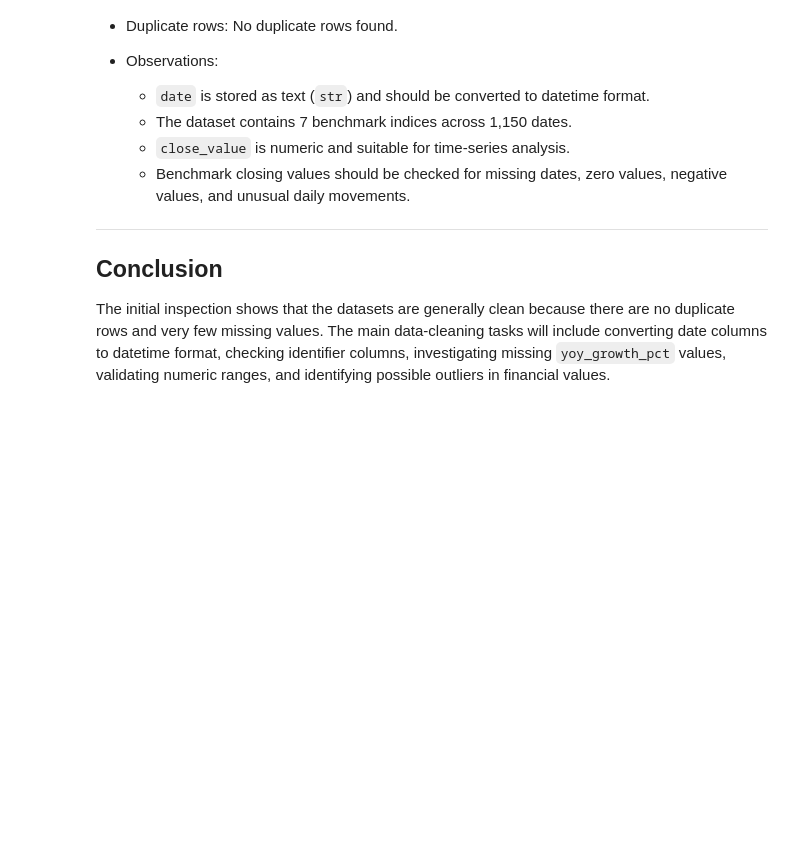
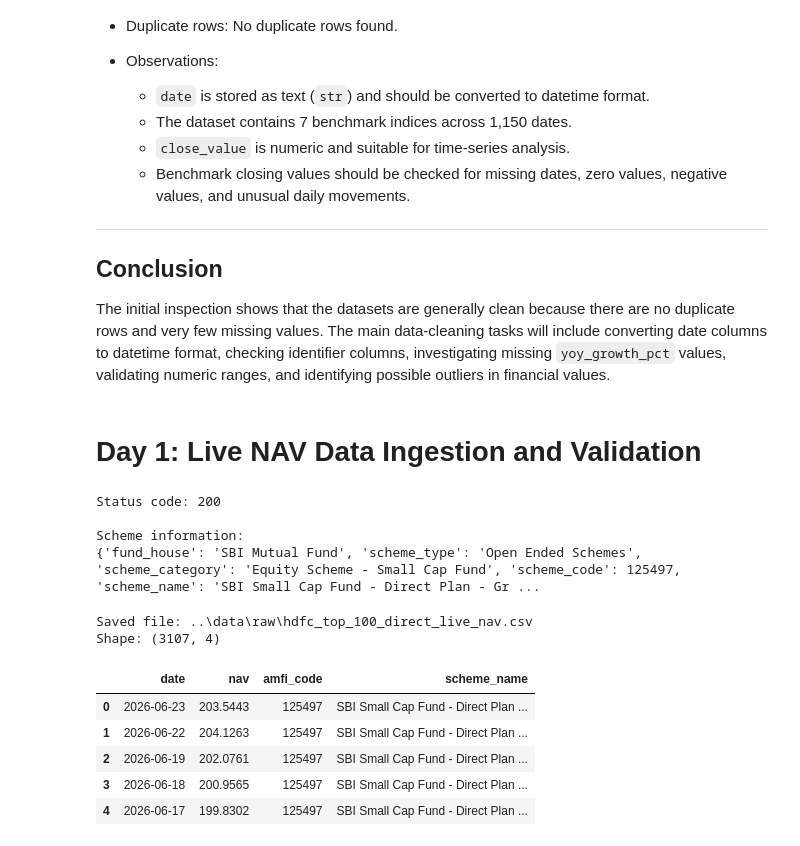
Before and after one commit to GoUrAv29142/fintech-capstone-project, a Jupyter notebook: notebooks/day1_data_check.ipynb, the cells around one changed output. Saved outputs shown, nothing was run; the diff lists cells and outputs as text; code cells hidden in the pictures; blank space fills up the shorter version.

```diff
--- a/notebooks/day1_data_check.ipynb
+++ b/notebooks/day1_data_check.ipynb
@@ -388,3 +388,62 @@ All 10 CSV datasets were successfully loaded using Pandas. The datasets were che
 ## Conclusion
 
 The initial inspection shows that the datasets are generally clean because there are no duplicate rows and very few missing values. The main data-cleaning tasks will include converting date columns to datetime format, checking identifier columns, investigating missing `yoy_growth_pct` values, validating numeric ranges, and identifying possible outliers in financial values.
+# %% [markdown]
+# Day 1: Live NAV Data Ingestion and Validation
+# %%
+import requests
+import pandas as pd
+from pathlib import Path
+
+# API URL given by the company
+hdfc_url = "https://api.mfapi.in/mf/125497"
+
+# Send GET request to API
+response = requests.get(hdfc_url)
+
+# Check whether request was successful
+print("Status code:", response.status_code)
+
+# Convert JSON response to Python dictionary
+hdfc_json = response.json()
+
+# Show scheme information
+print("\nScheme information:")
+print(hdfc_json["meta"])
+# %% [output]
+Status code: 200
+
+Scheme information:
+{'fund_house': 'SBI Mutual Fund', 'scheme_type': 'Open Ended Schemes', 'scheme_category': 'Equity Scheme - Small Cap Fund', 'scheme_code': 125497, 'scheme_name': 'SBI Small Cap Fund - Direct Plan - Gr ...
+# %%
+# Convert NAV history from JSON into a DataFrame
+hdfc_nav_df = pd.DataFrame(hdfc_json["data"])
+
+# Rename columns to clear names
+hdfc_nav_df.columns = ["date", "nav"]
+
+# Add scheme details
+hdfc_nav_df["amfi_code"] = hdfc_json["meta"]["scheme_code"]
+hdfc_nav_df["scheme_name"] = hdfc_json["meta"]["scheme_name"]
+
+# Convert NAV to number and date to datetime
+hdfc_nav_df["nav"] = pd.to_numeric(hdfc_nav_df["nav"], errors="coerce")
+hdfc_nav_df["date"] = pd.to_datetime(hdfc_nav_df["date"], format="%d-%m-%Y", errors="coerce")
+
+# Save as a raw CSV file
+output_file = Path("../data/raw/hdfc_top_100_direct_live_nav.csv")
+hdfc_nav_df.to_csv(output_file, index=False)
+
+print("Saved file:", output_file)
+print("Shape:", hdfc_nav_df.shape)
+
+display(hdfc_nav_df.head())
+# %% [output]
+Saved file: ..\data\raw\hdfc_top_100_direct_live_nav.csv
+Shape: (3107, 4)
+|  | date | nav | amfi_code | scheme_name |
+| 0 | 2026-06-23 | 203.5443 | 125497 | SBI Small Cap Fund - Direct Plan ... |
+| 1 | 2026-06-22 | 204.1263 | 125497 | SBI Small Cap Fund - Direct Plan ... |
+| 2 | 2026-06-19 | 202.0761 | 125497 | SBI Small Cap Fund - Direct Plan ... |
+| 3 | 2026-06-18 | 200.9565 | 125497 | SBI Small Cap Fund - Direct Plan ... |
+| 4 | 2026-06-17 | 199.8302 | 125497 | SBI Small Cap Fund - Direct Plan ... |
```
Also changed, not shown: parts of 5 cells of this notebook, 7 other files.
